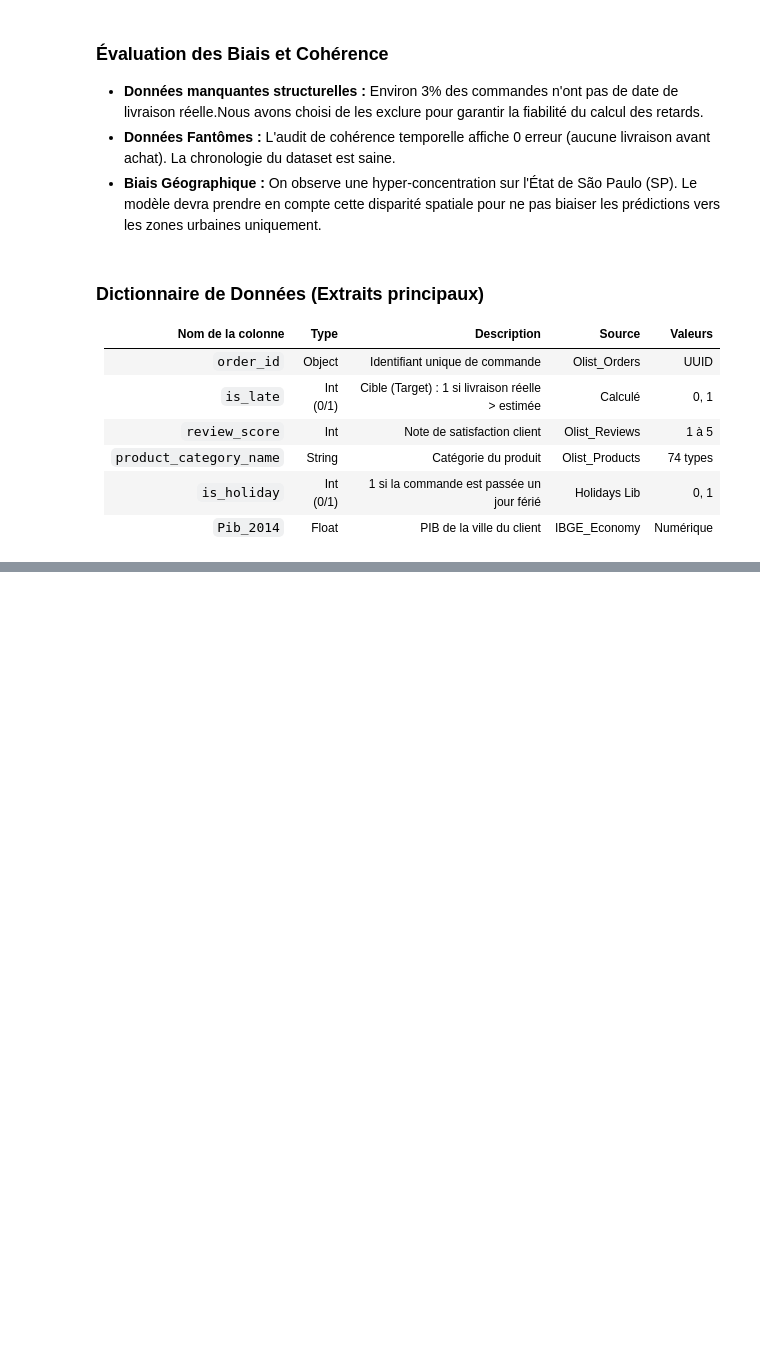
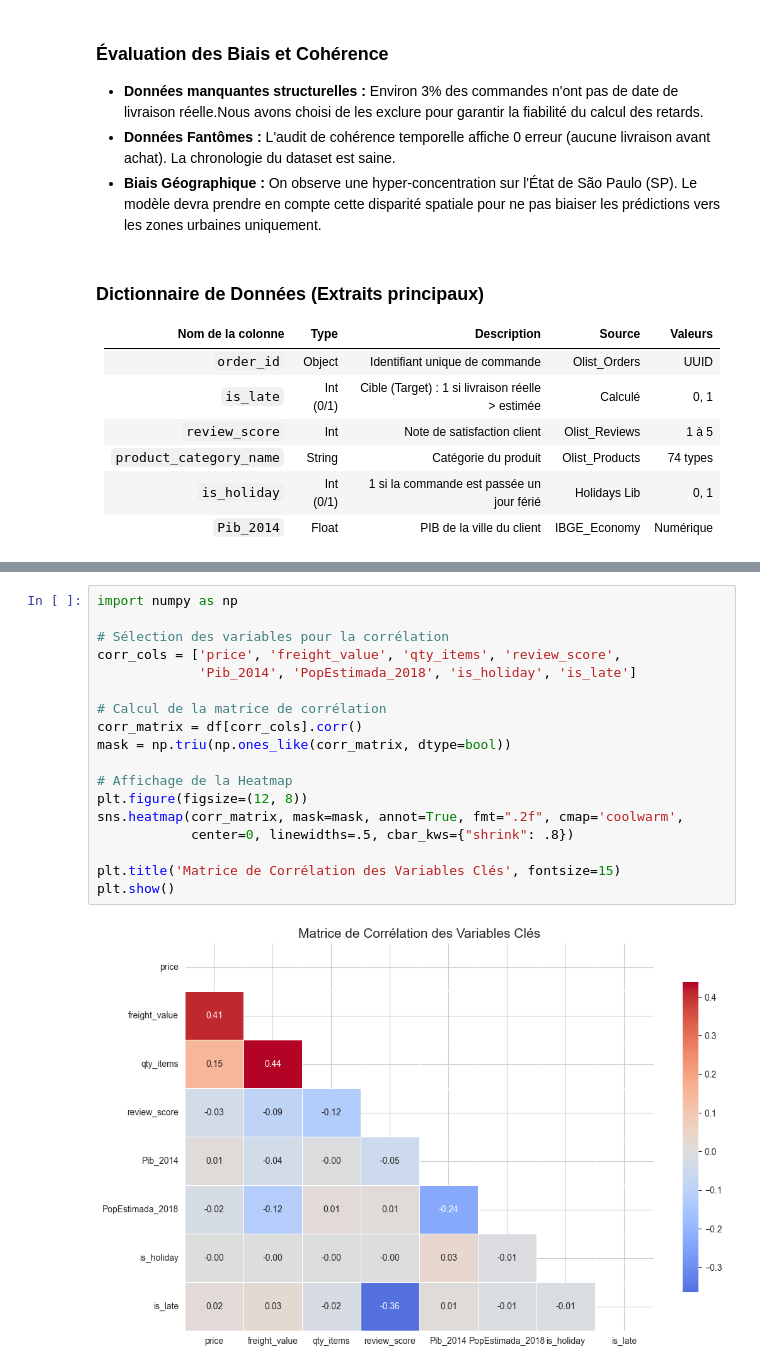
Before and after one commit to brahimhatim265/DATA-DRIVEN-DECISION-MAKING, a Jupyter notebook: notebooks/Brahim.ipynb, the cells around one changed output, grey strips where cells are left out. Drawn from its saved outputs; the diff is of its cells as text; blank space fills up the shorter version.

```diff
--- a/notebooks/Brahim.ipynb
+++ b/notebooks/Brahim.ipynb
@@ -177,0 +262,20 @@ Couverture PIB (données non nulles) : 99.12%
+# %%
+import numpy as np
+
+# Sélection des variables pour la corrélation
+corr_cols = ['price', 'freight_value', 'qty_items', 'review_score',
+             'Pib_2014', 'PopEstimada_2018', 'is_holiday', 'is_late']
+
+# Calcul de la matrice de corrélation
+corr_matrix = df[corr_cols].corr()
+mask = np.triu(np.ones_like(corr_matrix, dtype=bool))
+
+# Affichage de la Heatmap
+plt.figure(figsize=(12, 8))
+sns.heatmap(corr_matrix, mask=mask, annot=True, fmt=".2f", cmap='coolwarm',
+            center=0, linewidths=.5, cbar_kws={"shrink": .8})
+
+plt.title('Matrice de Corrélation des Variables Clés', fontsize=15)
+plt.show()
+# %% [output]
+[figure, added]
```
Also changed, not shown: parts of 9 cells of this notebook.
